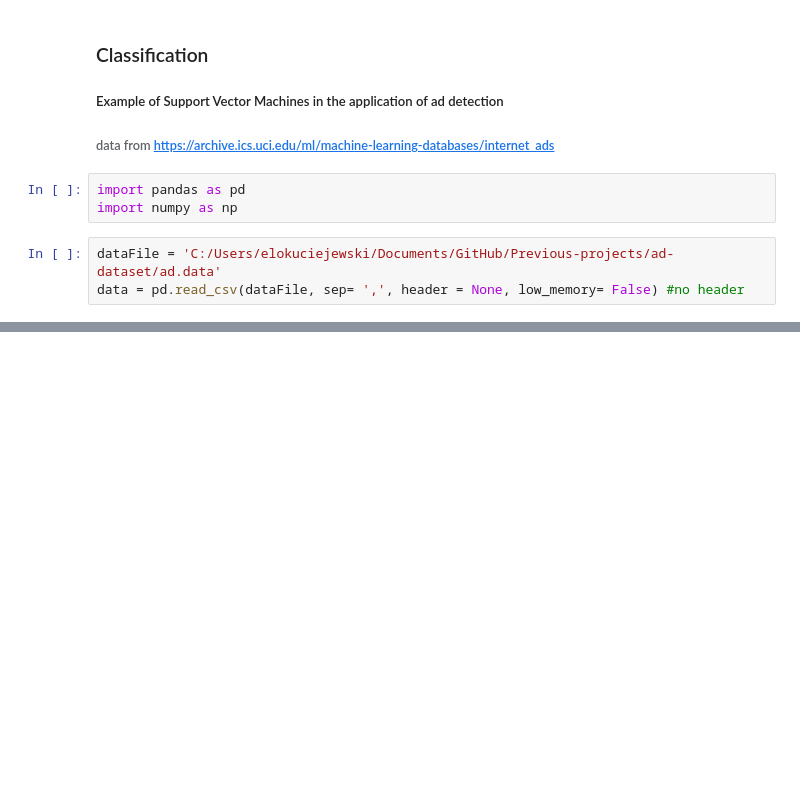
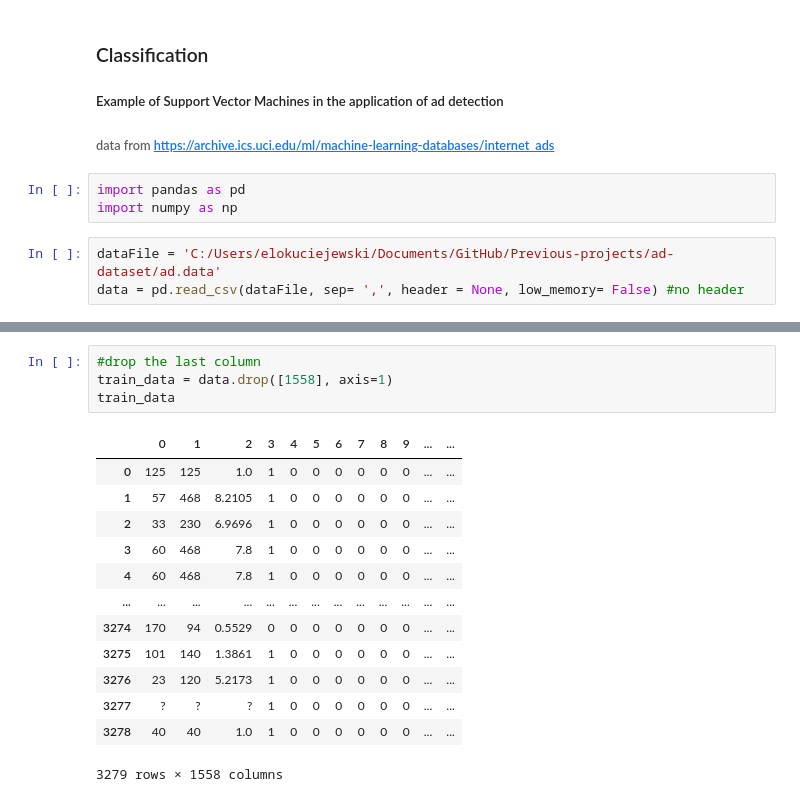
Before and after one commit to MihribanMurat/Previous-projects, a Jupyter notebook: PluralSight_NaiveBayes_SentimentAnalysis.ipynb, the cells around one changed output, grey strips where cells are left out. Cells and saved outputs as stored; diff of their text form; blank space fills up the shorter version.

```diff
--- a/PluralSight_NaiveBayes_SentimentAnalysis.ipynb
+++ b/PluralSight_NaiveBayes_SentimentAnalysis.ipynb
@@ -112,0 +107,18 @@ data.head(20) # the first 20 rows
+# %%
+#drop the last column
+train_data = data.drop([1558], axis=1)
+train_data
+# %% [output]
+|  | 0 | 1 | 2 | 3 | 4 | 5 | 6 | 7 | 8 | 9 | ... | ... |
+| 0 | 125 | 125 | 1.0 | 1 | 0 | 0 | 0 | 0 | 0 | 0 | ... | ... |
+| 1 | 57 | 468 | 8.2105 | 1 | 0 | 0 | 0 | 0 | 0 | 0 | ... | ... |
+| 2 | 33 | 230 | 6.9696 | 1 | 0 | 0 | 0 | 0 | 0 | 0 | ... | ... |
+| 3 | 60 | 468 | 7.8 | 1 | 0 | 0 | 0 | 0 | 0 | 0 | ... | ... |
+| 4 | 60 | 468 | 7.8 | 1 | 0 | 0 | 0 | 0 | 0 | 0 | ... | ... |
+| ... | ... | ... | ... | ... | ... | ... | ... | ... | ... | ... | ... | ... |
+| 3274 | 170 | 94 | 0.5529 | 0 | 0 | 0 | 0 | 0 | 0 | 0 | ... | ... |
+| 3275 | 101 | 140 | 1.3861 | 1 | 0 | 0 | 0 | 0 | 0 | 0 | ... | ... |
+| 3276 | 23 | 120 | 5.2173 | 1 | 0 | 0 | 0 | 0 | 0 | 0 | ... | ... |
+| 3277 | ? | ? | ? | 1 | 0 | 0 | 0 | 0 | 0 | 0 | ... | ... |
+| 3278 | 40 | 40 | 1.0 | 1 | 0 | 0 | 0 | 0 | 0 | 0 | ... | ... |
+3279 rows × 1558 columns
```
Also changed, not shown: parts of 9 cells of this notebook.
